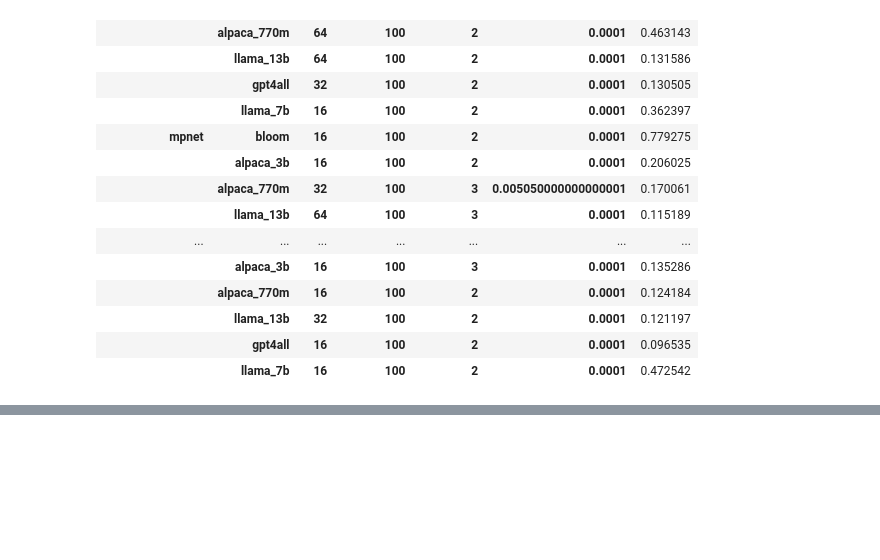
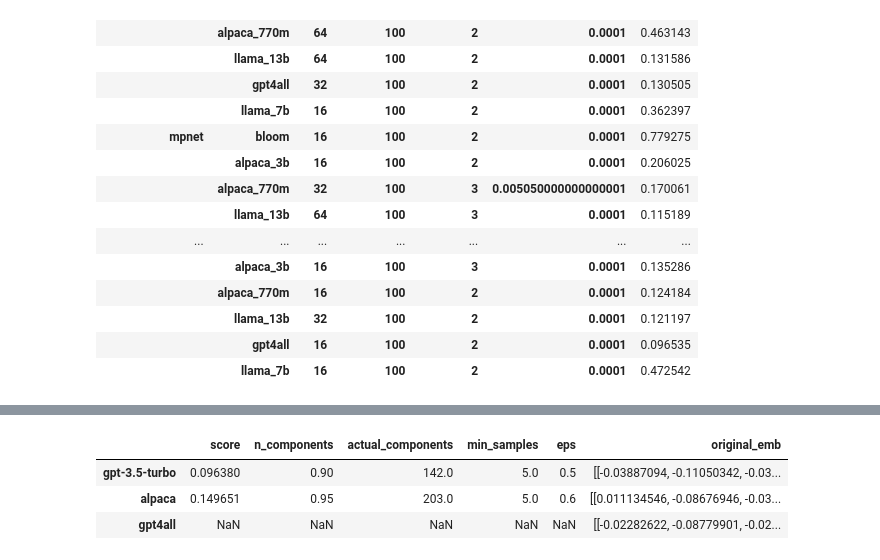
Before and after one commit to LoriTosoChef/msc-thesis-llm-clustering, a Jupyter notebook: clustering.ipynb, the cells around one changed output, grey strips where cells are left out. Cells and saved outputs as stored; diff of their text form; code cells hidden in the pictures; blank space fills up the shorter version.

```diff
--- a/clustering.ipynb
+++ b/clustering.ipynb
@@ -156,0 +208,15 @@ display(kmeans_df)
+# %%
+final_kmeans_emb = {}
+kmeans_clusters = []
+for llm, params in best_results_kmeans.items():
+    logger.info(llm.upper())
+    kmeans = ClusteringModel(model_name='kmeans',
+                             n_init='auto',
+                             max_iter=params['max_iter'],
+                             n_clusters=params['n_clusters'])
+    kmeans.fit_predict(embeddings=params['original_emb'],
+                       pca_flag=True,
+                       n_components=params['n_components'])
+    kmeans_clusters.append(kmeans.clusters)
+
+    final_kmeans_emb[llm] = (params['original_emb'], kmeans.embeddings)
@@ -156,0 +233,13 @@ display(kmeans_df)
+# %%
+# dbscan
+
+best_results_dbscan = {}
+for llm, embeddings in embeddings_dict.items():
+    logger.info(f'{llm.upper()}')
+    results = dbscan_loop(data=embeddings,
+                          n_components_space=[None, 0.60, 0.70, 0.80, 0.90, 0.95, 0.99],
+                          eps_space= [0.5, 0.6, 0.7, 0.8, 0.9],
+                          min_samples_space=[5, 25, 50, 75, 100])
+
+    best_results_dbscan[llm] = get_best_scores(results=results, model_name='dbscan')
+    best_results_dbscan[llm]['original_emb'] = embeddings
@@ -156,0 +265,7 @@ display(kmeans_df)
+# %%
+pd.DataFrame.from_dict(best_results_dbscan, orient='index')
+# %% [output]
+|  | score | n_components | actual_components | min_samples | eps | original_emb |
+| gpt-3.5-turbo | 0.096380 | 0.90 | 142.0 | 5.0 | 0.5 | [[-0.03887094, -0.11050342, -0.03... |
+| alpaca | 0.149651 | 0.95 | 203.0 | 5.0 | 0.6 | [[0.011134546, -0.08676946, -0.03... |
+| gpt4all | NaN | NaN | NaN | NaN | NaN | [[-0.02282622, -0.08779901, -0.02... |
```
Also changed, not shown: parts of 16 cells of this notebook, 2 other files.
